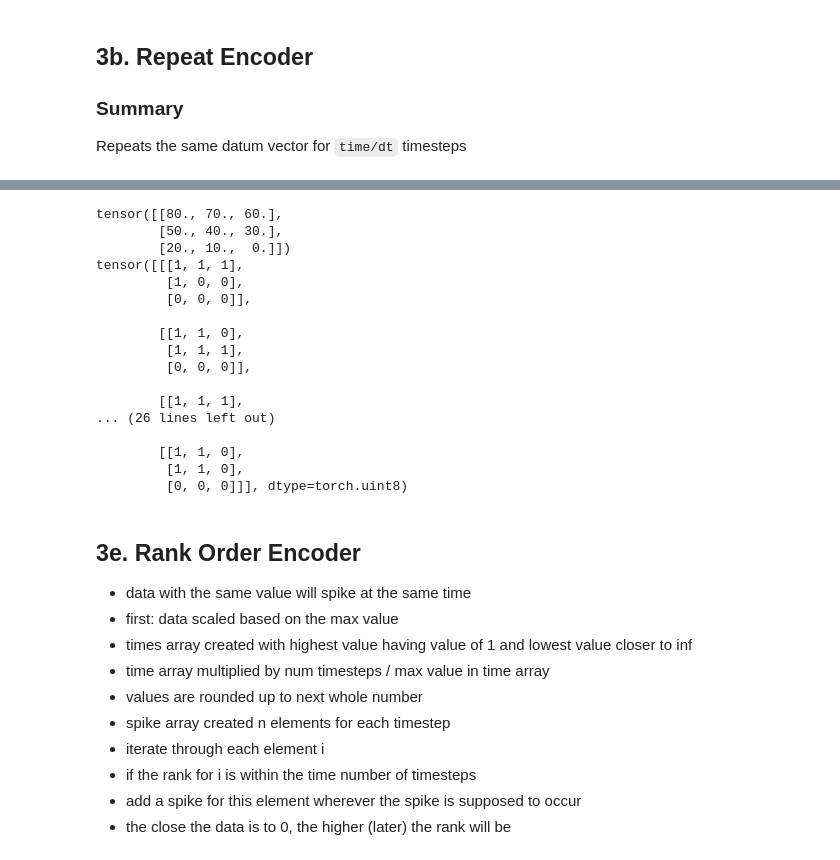
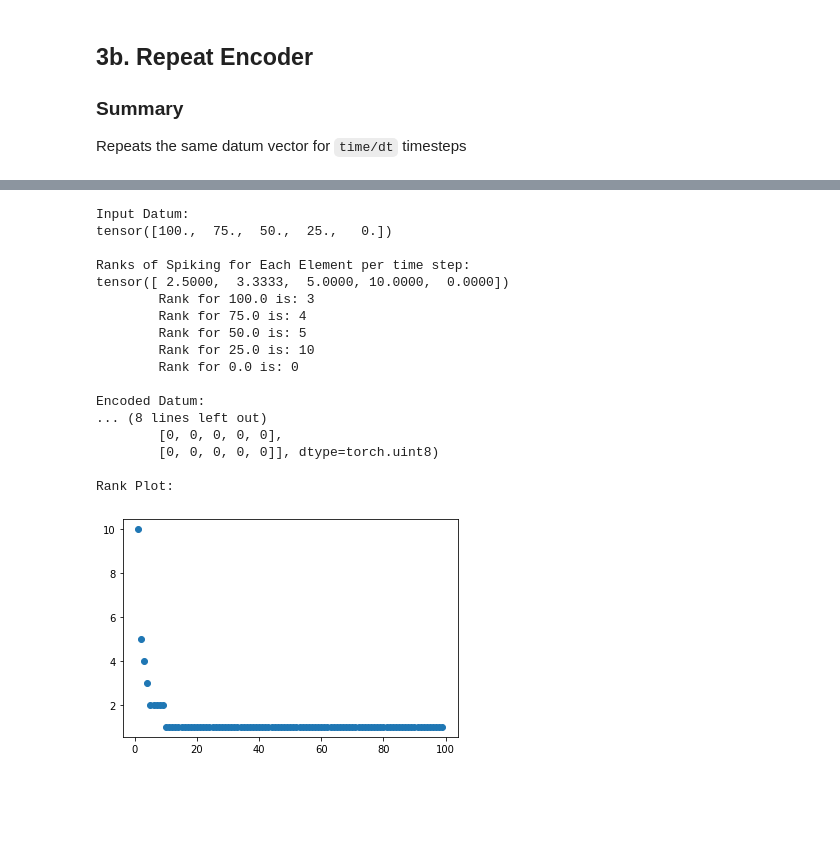
Before and after one commit to oshears/BindsNET-Self-Documentation, a Jupyter notebook: BindsNet_Encoder_Demo.ipynb, the cells around one changed output, grey strips where cells are left out. Drawn from its saved outputs; the diff is of its cells as text; code cells hidden in the pictures; blank space fills up the shorter version.

Commit message:
expanded rank order coding section

```diff
--- a/BindsNet_Encoder_Demo.ipynb
+++ b/BindsNet_Encoder_Demo.ipynb
@@ -255,51 +327,68 @@ Generates Bernoulli-distributed spike trains based on input intensity. Inputs mu
 # %%
 # time is the total sample duration in ms
 time = 10
 
 # dt is the step size within the sample duration in ms
 dt = 1.0
 
 # input data
-train_image = torch.FloatTensor([[80,70,60],[50,40,30],[20,10,0]])
+# train_image = torch.FloatTensor([[80,70,60],[50,40,30],[20,10,0]])
+# train_image = torch.FloatTensor([[10,9,8],[7,6,5],[4,3,2]])
+# train_image = torch.FloatTensor([[10,5,3.333],[2.5,2,1.63],[1.5,1.2,0.9]])
+train_image = torch.FloatTensor([100,75,50,25,0])
 
 # print train data
 print("Input Datum:")
 print(train_image)
 print()
 
+# ranks
+print("Ranks of Spiking for Each Element per time step:")
+datum = train_image
+datum = (datum / datum.max()).flatten()
+times = torch.zeros(datum.numel())
+times[datum != 0] = 1 / datum[datum != 0]
+times *= time / times.max()
+print(times)
+times = torch.ceil(times).long()
+for idx in range(len(train_image.flatten().tolist())):
+    elements = train_image.flatten().tolist()
+    print("\tRank for "+str(round(elements[idx],2))+" is:",str(times[idx].item()))
+print()
+
 # create encoder and encode input
-encoder = BernoulliEncoder(time=time, dt=dt)
+encoder = RankOrderEncoder(time=time, dt=dt)
 encoded_image = encoder(train_image)
 print("Encoded Datum:")
 print(encoded_image)
 print()
+
+print("Rank Plot:")
+#x = torch.arange(1,train_image.max(),1).float()
+x = torch.arange(1,100,1).float()
+#print(train_image)
+#print(train_image.max())
+x_times = (1/(x / x.max()))
+x_times *= (time/dt) / x_times.max()
+ranks = torch.ceil(x_times).long()
+plt.scatter(x,ranks)
+plt.show()
 # %% [output]
-tensor([[80., 70., 60.],
-        [50., 40., 30.],
-        [20., 10.,  0.]])
-tensor([[[1, 1, 1],
-         [1, 0, 0],
-         [0, 0, 0]],
+Input Datum:
+tensor([100.,  75.,  50.,  25.,   0.])
 
-        [[1, 1, 0],
-         [1, 1, 1],
-         [0, 0, 0]],
+Ranks of Spiking for Each Element per time step:
+tensor([ 2.5000,  3.3333,  5.0000, 10.0000,  0.0000])
+        Rank for 100.0 is: 3
+        Rank for 75.0 is: 4
+        Rank for 50.0 is: 5
+        Rank for 25.0 is: 10
+        Rank for 0.0 is: 0
 
-        [[1, 1, 1],
-... (26 lines left out)
+Encoded Datum:
+... (8 lines left out)
+        [0, 0, 0, 0, 0],
+        [0, 0, 0, 0, 0]], dtype=torch.uint8)
 
-        [[1, 1, 0],
-         [1, 1, 0],
-         [0, 0, 0]]], dtype=torch.uint8)
+Rank Plot:
+[figure, added]
-# %% [markdown]
-## 3e. Rank Order Encoder
-* data with the same value will spike at the same time
-* first: data scaled based on the max value
-* times array created with highest value having value of 1 and lowest value closer to inf
-* time array multiplied by num timesteps / max value in time array
-* values are rounded up to next whole number
-* spike array created n elements for each timestep
-* iterate through each element i
-* if the rank for i is within the time number of timesteps
-* add a spike for this element wherever the spike is supposed to occur
-* the close the data is to 0, the higher (later) the rank will be
```
Also changed, not shown: parts of 9 cells of this notebook.
